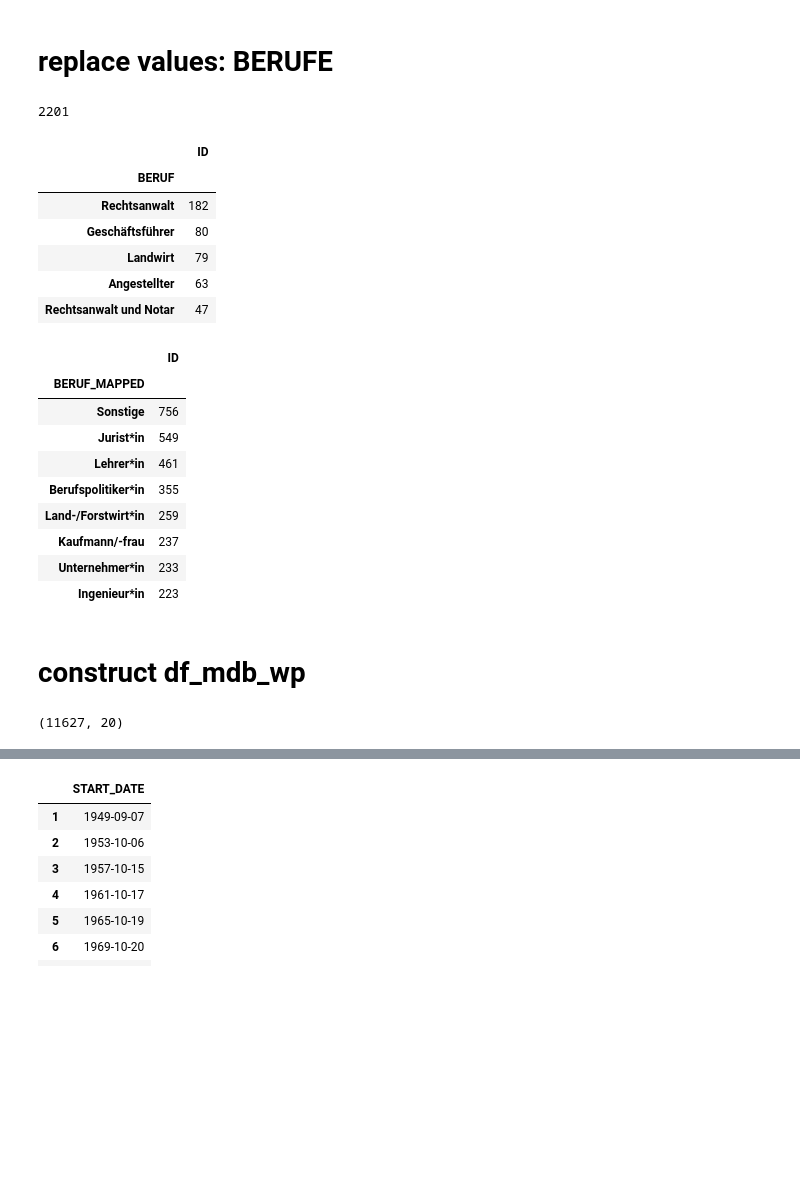
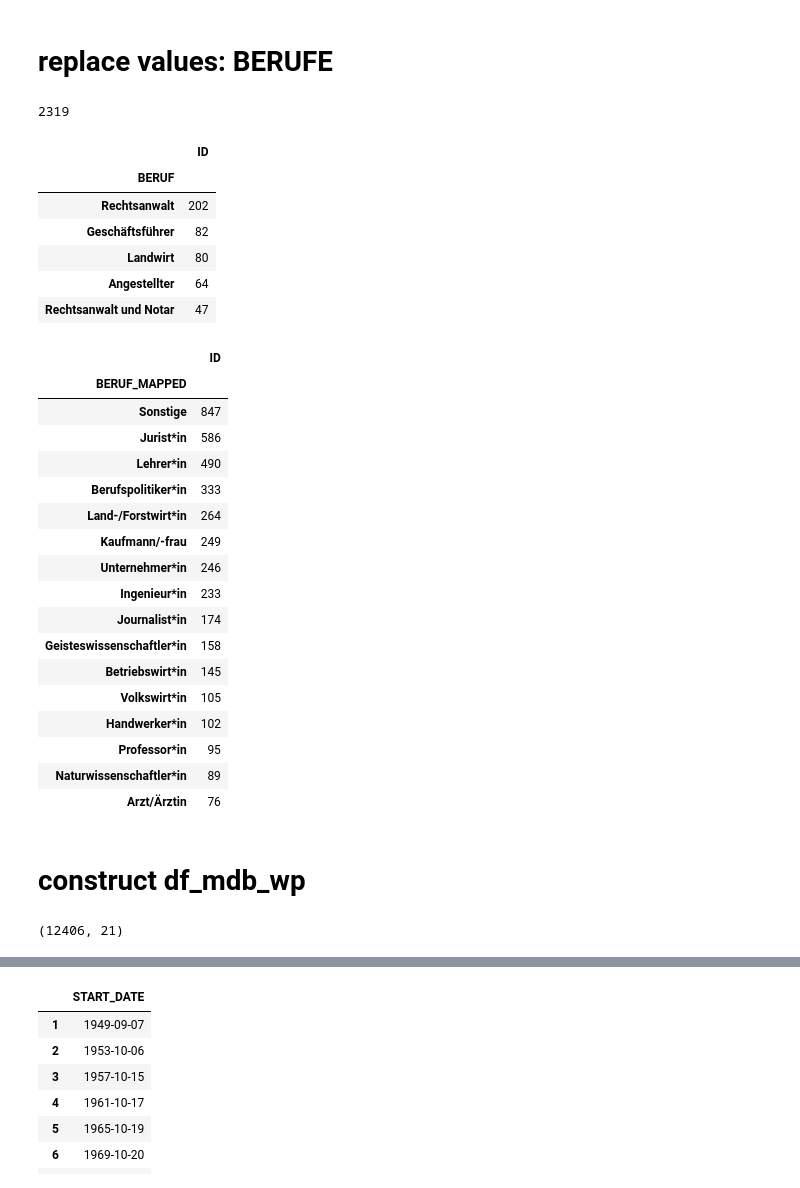
Before and after one commit to mrs-curi0sity/bundestag-mining, a Jupyter notebook: notebooks/Parse_Stammdaten.ipynb, the cells around one changed output, grey strips where cells are left out. Saved outputs shown, nothing was run; the diff lists cells and outputs as text; code cells hidden in the pictures; blank space fills up the shorter version.

```diff
--- a/notebooks/Parse_Stammdaten.ipynb
+++ b/notebooks/Parse_Stammdaten.ipynb
@@ -182,5 +158,4 @@ FU                         21
 Name: PARTEI_KURZ, dtype: int64
 # %%
 # some cleaning necessary: 'BÜNDNIS 90/DIE GRÜNEN', 'DIE GRÜNEN/BÜNDNIS 90' => 'GRÜNE'
-for grünen_alias in ['BÜNDNIS 90/DIE GRÜNEN', 'DIE GRÜNEN/BÜNDNIS 90', 'GRÜNE']:
-    df_mdb.replace(grünen_alias, 'DIE GRÜNEN', inplace=True)
+df_mdb['PARTEI_MAPPED'] = df_mdb['PARTEI_KURZ'].map(partei_mapping).fillna(df_mdb['PARTEI_KURZ'])
@@ -187,7 +182,7 @@ for grünen_alias in ['BÜNDNIS 90/DIE GRÜNEN', 'DIE GRÜNEN/BÜNDNIS 90', 'GR
 # %% [markdown]
 # replace values: RELIGION
 # %%
-df_mdb['RELIGION_MAPPED'] = df_mdb['RELIGION'].map(religion_mapping)
+df_mdb['RELIGION_MAPPED'] = df_mdb['RELIGION'].map(religion_mapping).fillna(df_mdb['RELIGION'])
 # %%
 df_mdb['RELIGION'].value_counts()
 # %% [output]
@@ -270,7 +268,7 @@ df_mdb[['ID', 'FAMILIENSTAND_MAPPED']].groupby('FAMILIENSTAND_MAPPED').count().s
 # number of different jobs: 2k
 len(set(df_mdb.BERUF))
 # %% [output]
-2201
+2319
 # %%
 df_mdb['BERUF_MAPPED'] = df_mdb['BERUF'].copy()
 # %%
@@ -278,10 +276,10 @@ df_mdb[['ID', 'BERUF']].groupby('BERUF').count().sort_values(by='ID', ascending=
 # %% [output]
 |  | ID |
 | BERUF |  |
-| Rechtsanwalt | 182 |
-| Geschäftsführer | 80 |
-| Landwirt | 79 |
-| Angestellter | 63 |
+| Rechtsanwalt | 202 |
+| Geschäftsführer | 82 |
+| Landwirt | 80 |
+| Angestellter | 64 |
 | Rechtsanwalt und Notar | 47 |
 # %%
 '''very basic cleaning: lowercasing, removing dipl., (fh) and a.d.'''
@@ -289,25 +287,33 @@ df_mdb = basic_cleaning_berufe(df_mdb , column = 'BERUF_MAPPED')
 # %%
 df_mdb['BERUF_MAPPED'] = df_mdb['BERUF'].apply(klassifiziere_beruf)
 # %%
-df_mdb[['ID', 'BERUF_MAPPED']].groupby('BERUF_MAPPED').count().sort_values(by='ID', ascending=False).head(8)
+df_mdb[['ID', 'BERUF_MAPPED']].groupby('BERUF_MAPPED').count().sort_values(by='ID', ascending=False).head(16)
 # %% [output]
 |  | ID |
 | BERUF_MAPPED |  |
-| Sonstige | 756 |
-| Jurist*in | 549 |
-| Lehrer*in | 461 |
-| Berufspolitiker*in | 355 |
-| Land-/Forstwirt*in | 259 |
-| Kaufmann/-frau | 237 |
-| Unternehmer*in | 233 |
-| Ingenieur*in | 223 |
+| Sonstige | 847 |
+| Jurist*in | 586 |
+| Lehrer*in | 490 |
+| Berufspolitiker*in | 333 |
+| Land-/Forstwirt*in | 264 |
+| Kaufmann/-frau | 249 |
+| Unternehmer*in | 246 |
+| Ingenieur*in | 233 |
+| Journalist*in | 174 |
+| Geisteswissenschaftler*in | 158 |
+| Betriebswirt*in | 145 |
+| Volkswirt*in | 105 |
+| Handwerker*in | 102 |
+| Professor*in | 95 |
+| Naturwissenschaftler*in | 89 |
+| Arzt/Ärztin | 76 |
 # %% [markdown]
 # construct df_mdb_wp
 # %%
 df_mdb_wp = get_mdb_wp_data(df_mdb)
 print(df_mdb_wp.shape)
 # %% [output]
-(11627, 20)
+(12406, 21)
 # %%
 df_mdb_wp[df_mdb_wp.NACHNAME == 'Merkel'].head()
 # %% [output]
```
Also changed, not shown: parts of 50 cells of this notebook, 8 other files.
